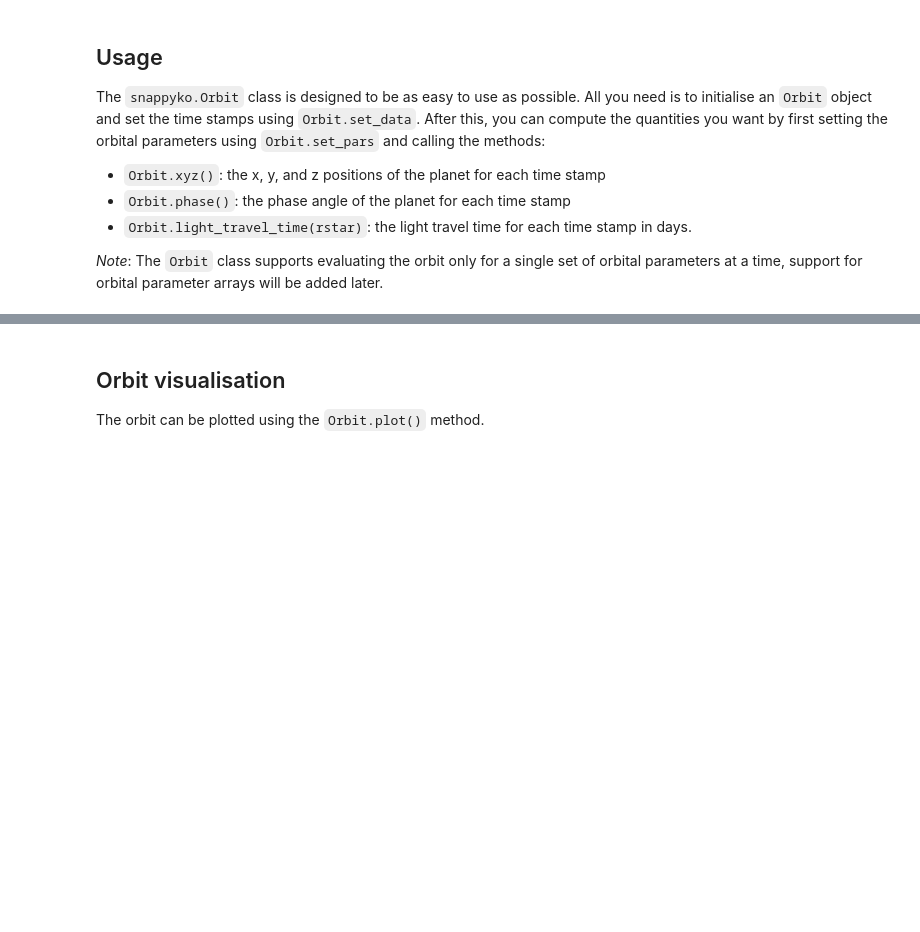
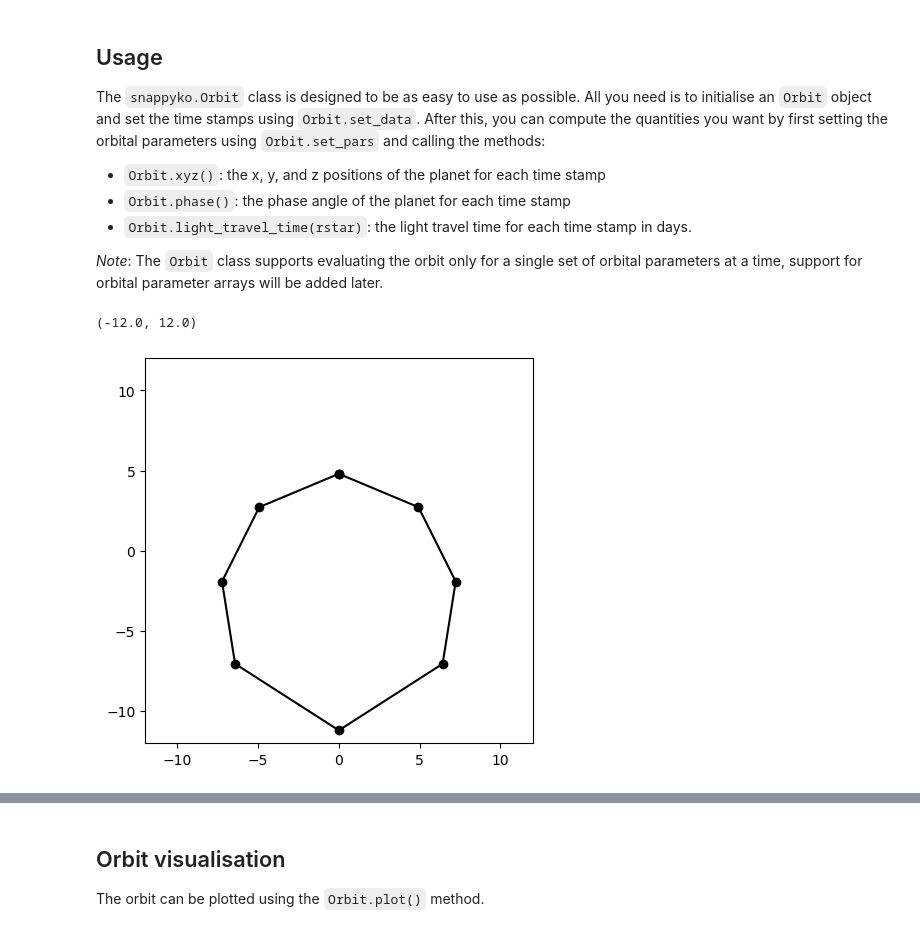
Before and after one commit to hpparvi/MeepMeep, a Jupyter notebook: notebooks/orbit.ipynb, the cells around one changed output, grey strips where cells are left out. Cells and saved outputs as stored; diff of their text form; code cells hidden in the pictures; blank space fills up the shorter version.

```diff
--- a/notebooks/orbit.ipynb
+++ b/notebooks/orbit.ipynb
@@ -26,4 +26,10 @@ The `snappyko.Orbit` class is designed to be as easy to use as possible. All you
 
 *Note*: The `Orbit` class supports evaluating the orbit only for a single set of orbital parameters at a time, support for orbital parameter arrays will be added later.
 # %%
-o = Orbit(15)
+o = Orbit(9)
+
+t0, p, a, i, e, w = 0.00, 1.2, 8.0, 0.49*pi, 0.4, 0.5*pi
+times = linspace(0.0, p, 50)
+
+o.set_data(times)
+o.set_pars(t0, p, a, i, e, w)
@@ -36,0 +36,8 @@ o.set_pars(t0, p, a, i, e, w)
+# %%
+fig, ax = subplots(figsize=(5,5))
+plot(o._coeffs[:,0], o._coeffs[:,2], 'ok-')
+xlim(-12,12)
+ylim(-12,12)
+# %% [output]
+(-12.0, 12.0)
+[figure, added]
```
Also changed, not shown: parts of 6 cells of this notebook.
